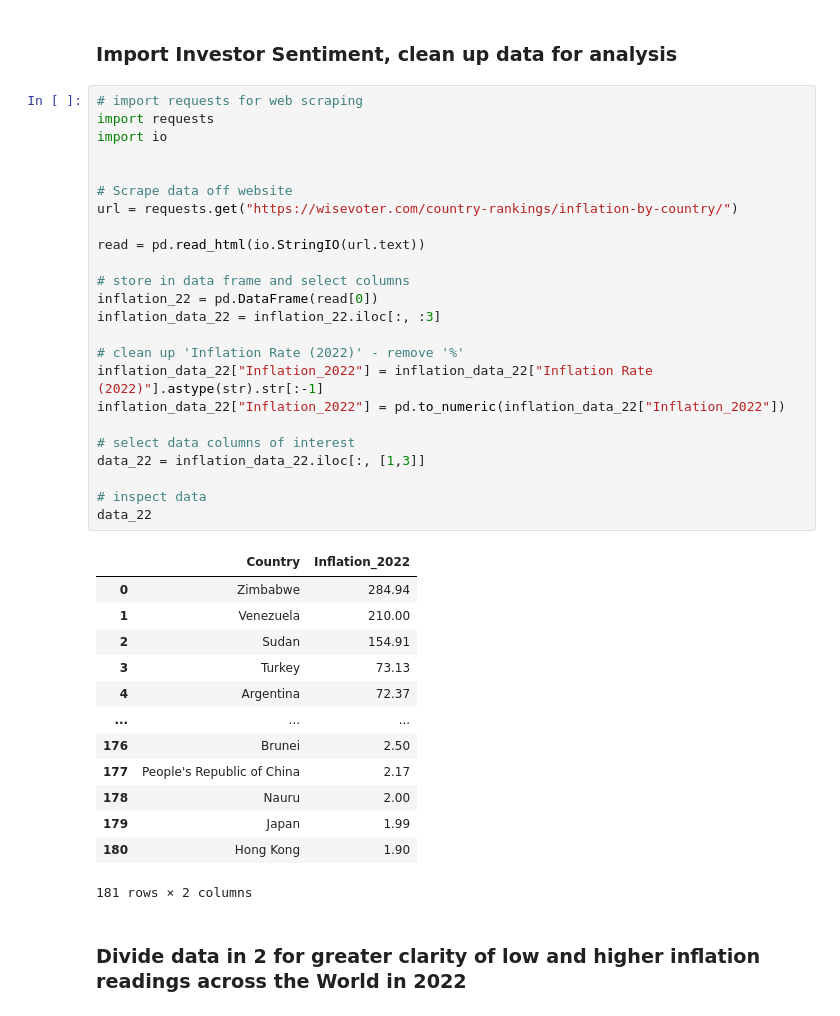
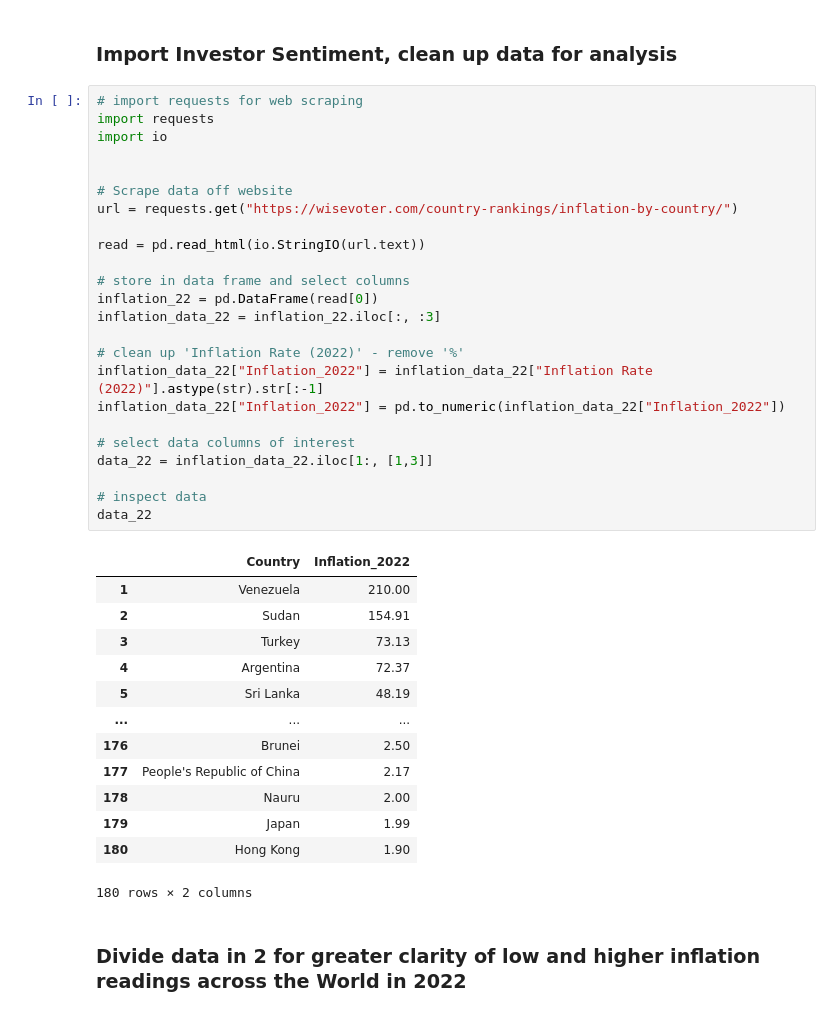
Before and after one commit to ScottsAnalysis/worldwide_inflation, a Jupyter notebook: UK vs USA inflation Analysis.ipynb, the cells around one changed output. Drawn from its saved outputs; the diff is of its cells as text.

```diff
--- a/UK vs USA inflation Analysis.ipynb
+++ b/UK vs USA inflation Analysis.ipynb
@@ -223,41 +223,41 @@ plt.show()
 # %%
 # import requests for web scraping
 import requests
 import io
 
 
 # Scrape data off website
 url = requests.get("https://wisevoter.com/country-rankings/inflation-by-country/")
 
 read = pd.read_html(io.StringIO(url.text))
 
 # store in data frame and select columns
 inflation_22 = pd.DataFrame(read[0])
 inflation_data_22 = inflation_22.iloc[:, :3]
 
 # clean up 'Inflation Rate (2022)' - remove '%'
 inflation_data_22["Inflation_2022"] = inflation_data_22["Inflation Rate (2022)"].astype(str).str[:-1]
 inflation_data_22["Inflation_2022"] = pd.to_numeric(inflation_data_22["Inflation_2022"])
 
 # select data columns of interest
-data_22 = inflation_data_22.iloc[:, [1,3]]
+data_22 = inflation_data_22.iloc[1:, [1,3]]
 
 # inspect data
 data_22
 # %% [output]
 |  | Country | Inflation_2022 |
-| 0 | Zimbabwe | 284.94 |
 | 1 | Venezuela | 210.00 |
 | 2 | Sudan | 154.91 |
 | 3 | Turkey | 73.13 |
 | 4 | Argentina | 72.37 |
+| 5 | Sri Lanka | 48.19 |
 | ... | ... | ... |
 | 176 | Brunei | 2.50 |
 | 177 | People's Republic of China | 2.17 |
 | 178 | Nauru | 2.00 |
 | 179 | Japan | 1.99 |
 | 180 | Hong Kong | 1.90 |
-181 rows × 2 columns
+180 rows × 2 columns
 # %% [markdown]
 ### Divide data in 2 for greater clarity of low and higher inflation readings across the World in 2022
 # %%
```
Also changed, not shown: parts of 7 cells of this notebook.
